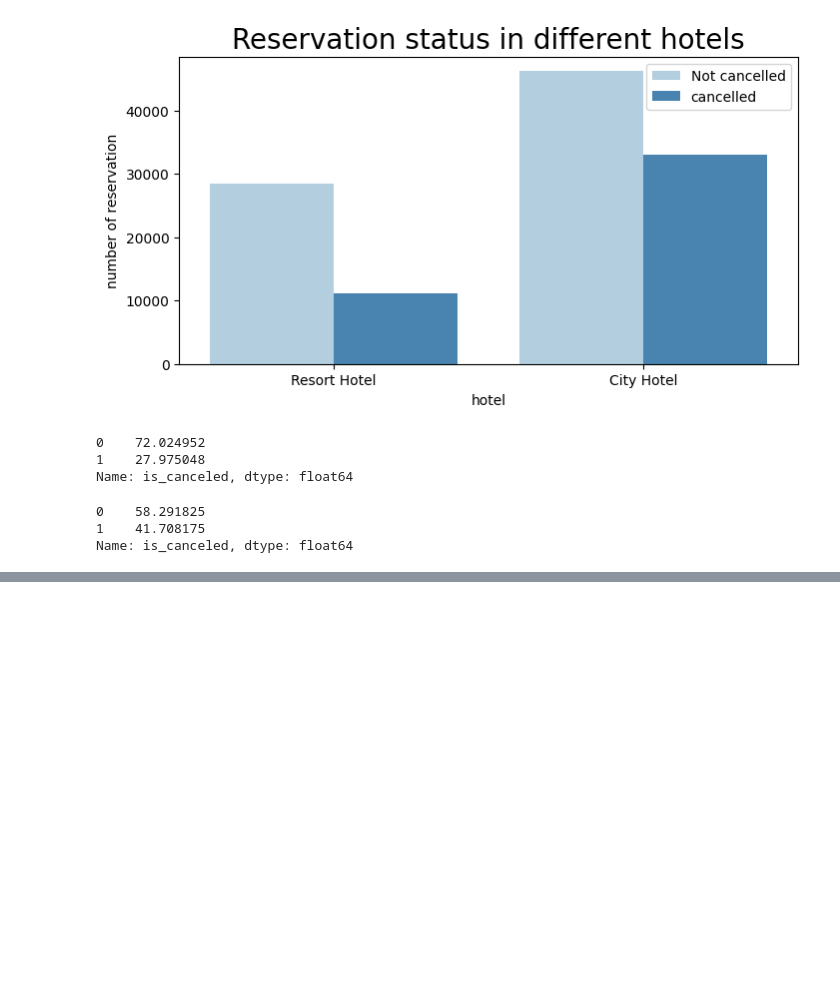
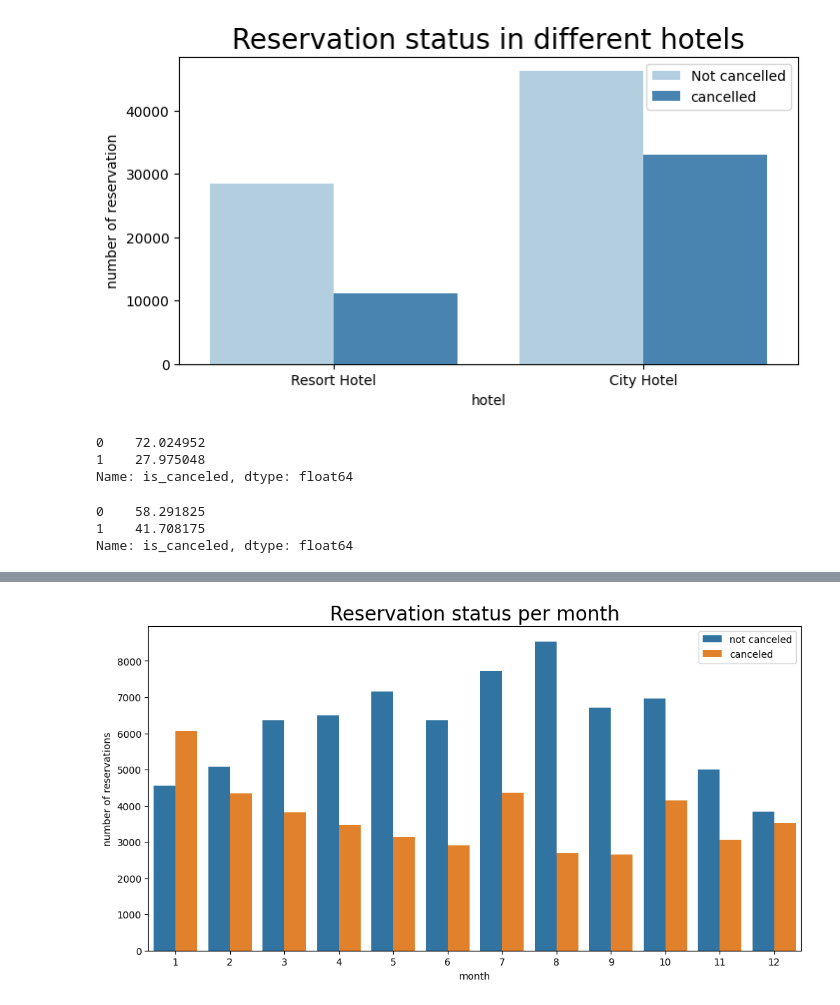
Before and after one commit to hamant-jagwan/Hotel-Booking--EDA, a Jupyter notebook: hotel_booking_EDA.ipynb, the cells around one changed output, grey strips where cells are left out. Cells and saved outputs as stored; diff of their text form; code cells hidden in the pictures; blank space fills up the shorter version.

```diff
--- a/hotel_booking_EDA.ipynb
+++ b/hotel_booking_EDA.ipynb
@@ -363,0 +374,11 @@ Name: is_canceled, dtype: float64
+# %%
+hb_df['month'] = hb_df['reservation_status_date'].dt.month
+plt.figure(figsize= (12,6))
+ax1 = sns.countplot(x = 'month', hue = 'is_canceled', data  =hb_df )
+plt.title('Reservation status per month', size = 20)
+plt.xlabel('month')
+plt.ylabel('number of reservations')
+plt.legend(['not canceled', 'canceled'])
+plt.show()
+# %% [output]
+[figure, added]
```
Also changed, not shown: parts of 9 cells of this notebook.
